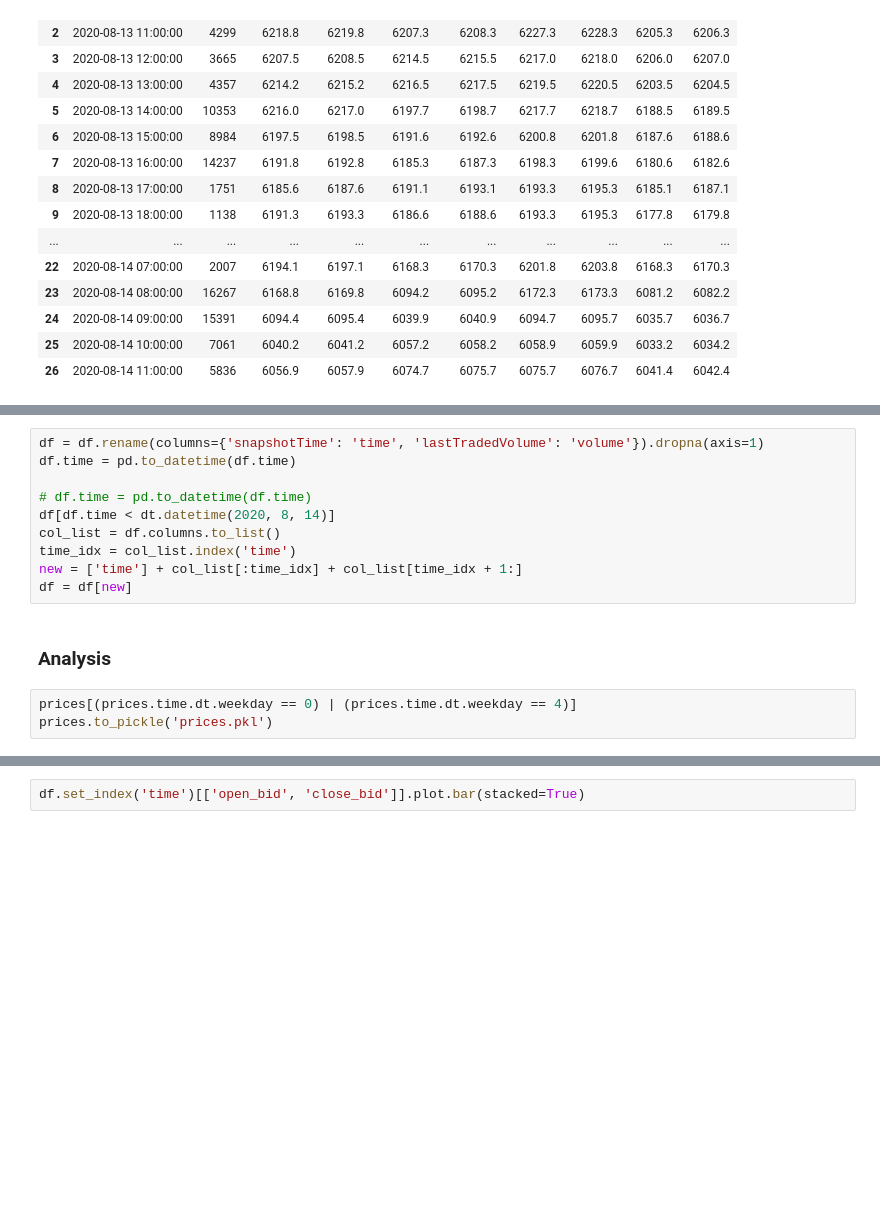
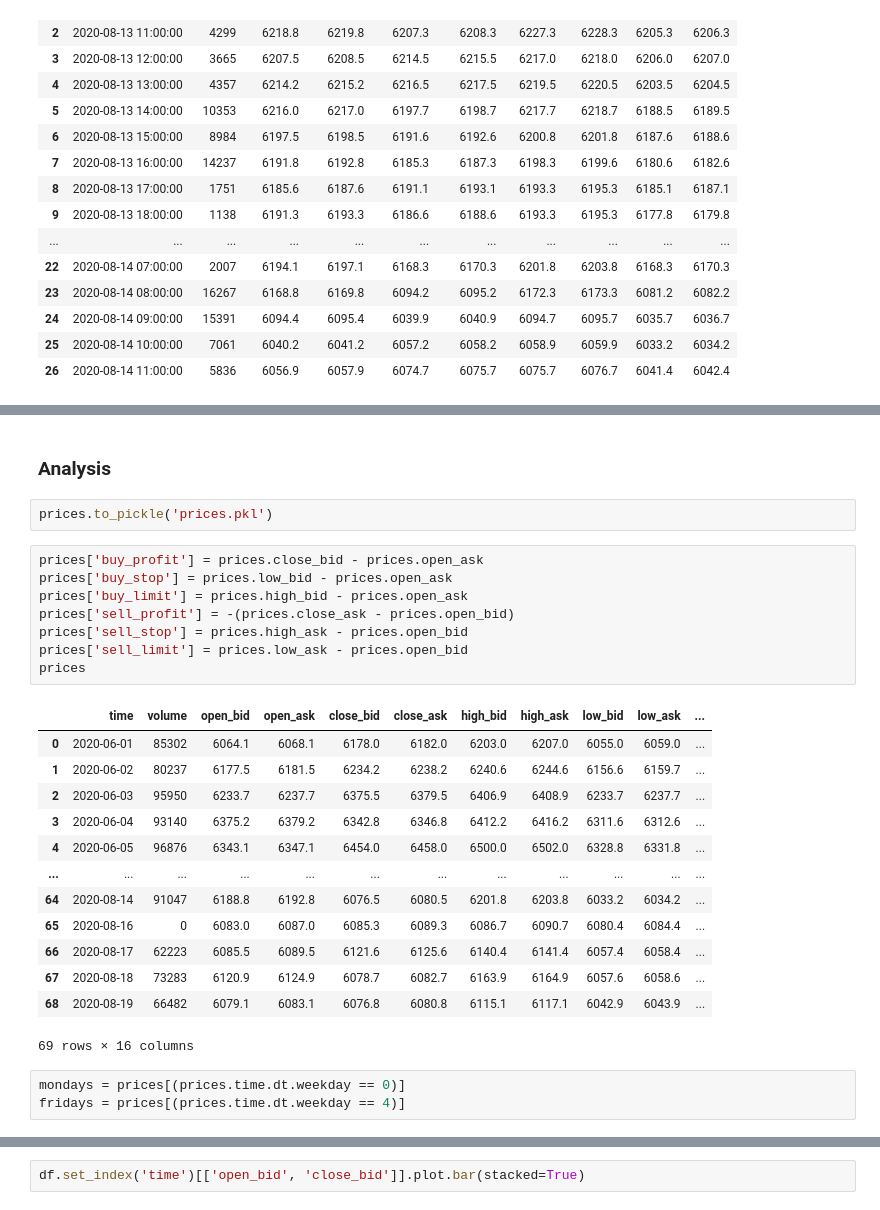
Before and after one commit to generatom/stocks, a Jupyter notebook: stocks.ipynb, the cells around one changed output, grey strips where cells are left out. Saved outputs shown, nothing was run; the diff lists cells and outputs as text; blank space fills up the shorter version.

```diff
--- a/stocks.ipynb
+++ b/stocks.ipynb
@@ -135,15 +94,29 @@ df
-# %%
-df = df.rename(columns={'snapshotTime': 'time', 'lastTradedVolume': 'volume'}).dropna(axis=1)
-df.time = pd.to_datetime(df.time)
-
-# df.time = pd.to_datetime(df.time)
-df[df.time < dt.datetime(2020, 8, 14)]
-col_list = df.columns.to_list()
-time_idx = col_list.index('time')
-new = ['time'] + col_list[:time_idx] + col_list[time_idx + 1:]
-df = df[new]
 # %% [markdown]
 ### Analysis
+# %%
+prices.to_pickle('prices.pkl')
+# %%
+prices['buy_profit'] = prices.close_bid - prices.open_ask
+prices['buy_stop'] = prices.low_bid - prices.open_ask
+prices['buy_limit'] = prices.high_bid - prices.open_ask
+prices['sell_profit'] = -(prices.close_ask - prices.open_bid)
+prices['sell_stop'] = prices.high_ask - prices.open_bid
+prices['sell_limit'] = prices.low_ask - prices.open_bid
+prices
+# %% [output]
+|  | time | volume | open_bid | open_ask | close_bid | close_ask | high_bid | high_ask | low_bid | low_ask | ... |
+| 0 | 2020-06-01 | 85302 | 6064.1 | 6068.1 | 6178.0 | 6182.0 | 6203.0 | 6207.0 | 6055.0 | 6059.0 | ... |
+| 1 | 2020-06-02 | 80237 | 6177.5 | 6181.5 | 6234.2 | 6238.2 | 6240.6 | 6244.6 | 6156.6 | 6159.7 | ... |
+| 2 | 2020-06-03 | 95950 | 6233.7 | 6237.7 | 6375.5 | 6379.5 | 6406.9 | 6408.9 | 6233.7 | 6237.7 | ... |
+| 3 | 2020-06-04 | 93140 | 6375.2 | 6379.2 | 6342.8 | 6346.8 | 6412.2 | 6416.2 | 6311.6 | 6312.6 | ... |
+| 4 | 2020-06-05 | 96876 | 6343.1 | 6347.1 | 6454.0 | 6458.0 | 6500.0 | 6502.0 | 6328.8 | 6331.8 | ... |
+| ... | ... | ... | ... | ... | ... | ... | ... | ... | ... | ... | ... |
+| 64 | 2020-08-14 | 91047 | 6188.8 | 6192.8 | 6076.5 | 6080.5 | 6201.8 | 6203.8 | 6033.2 | 6034.2 | ... |
+| 65 | 2020-08-16 | 0 | 6083.0 | 6087.0 | 6085.3 | 6089.3 | 6086.7 | 6090.7 | 6080.4 | 6084.4 | ... |
+| 66 | 2020-08-17 | 62223 | 6085.5 | 6089.5 | 6121.6 | 6125.6 | 6140.4 | 6141.4 | 6057.4 | 6058.4 | ... |
+| 67 | 2020-08-18 | 73283 | 6120.9 | 6124.9 | 6078.7 | 6082.7 | 6163.9 | 6164.9 | 6057.6 | 6058.6 | ... |
+| 68 | 2020-08-19 | 66482 | 6079.1 | 6083.1 | 6076.8 | 6080.8 | 6115.1 | 6117.1 | 6042.9 | 6043.9 | ... |
+69 rows × 16 columns
 # %%
-prices[(prices.time.dt.weekday == 0) | (prices.time.dt.weekday == 4)]
-prices.to_pickle('prices.pkl')
+mondays = prices[(prices.time.dt.weekday == 0)]
+fridays = prices[(prices.time.dt.weekday == 4)]
```
Also changed, not shown: parts of 3 cells of this notebook.
